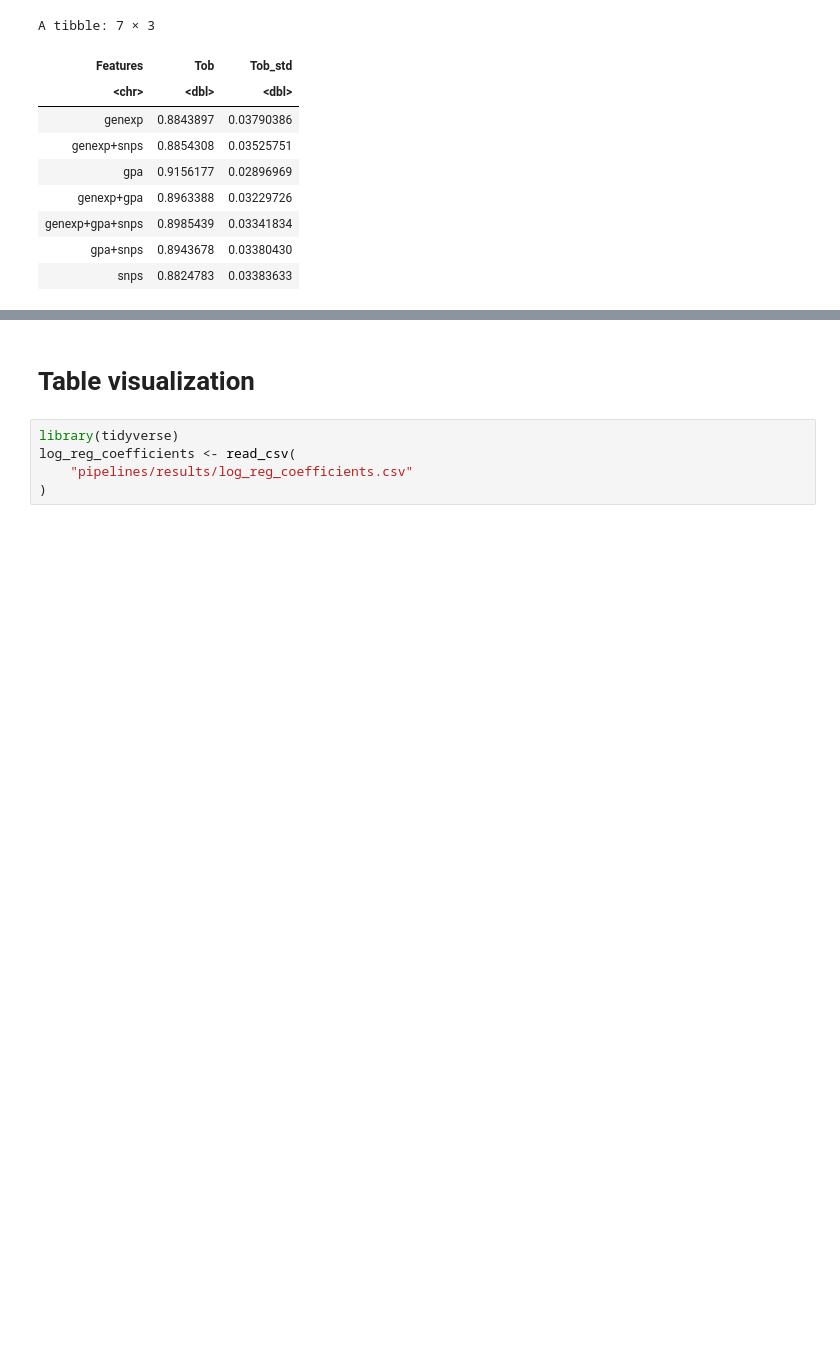
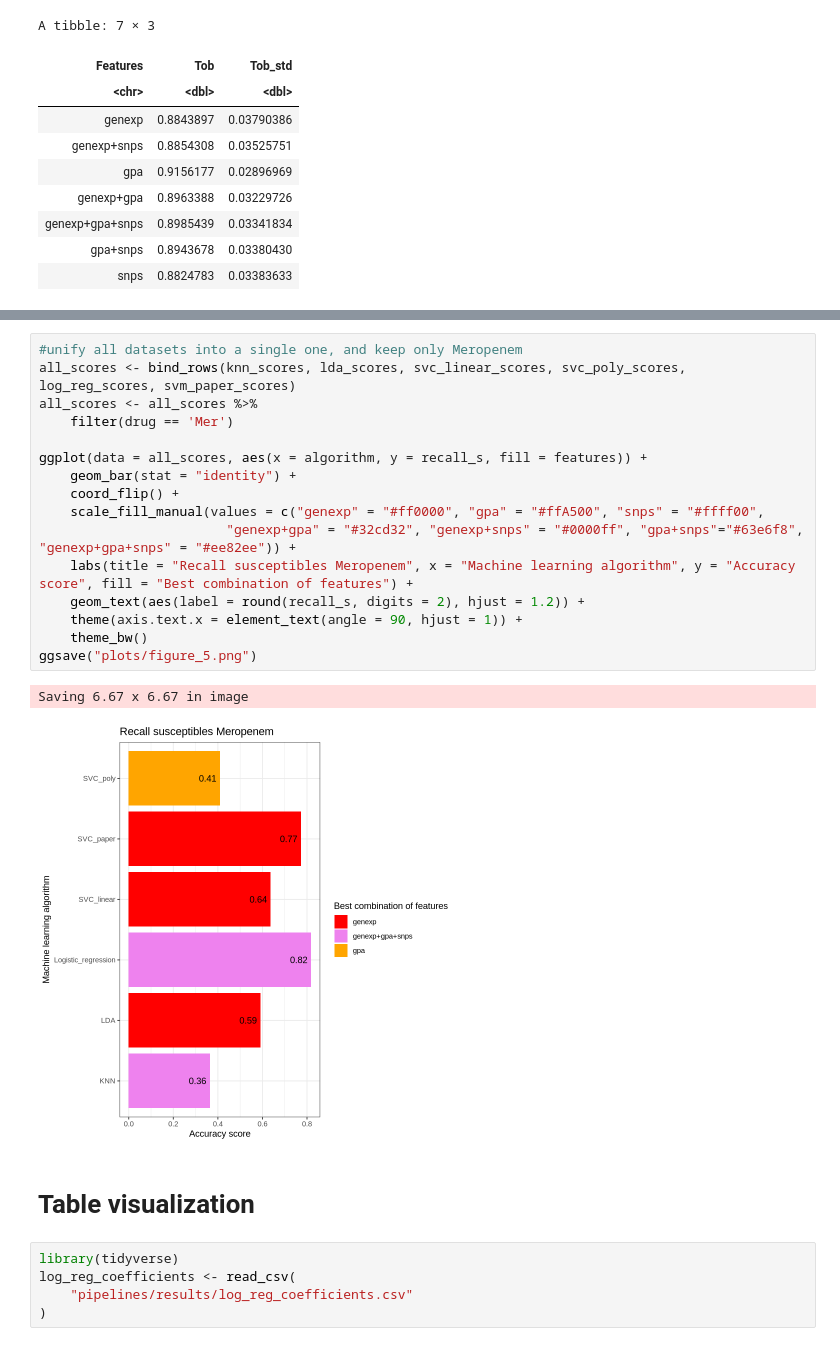
Before and after one commit to riccardo03-maker/Multiomic_integration_antimicrobial_resistance, a Jupyter notebook: r_trials.ipynb, the cells around one changed output, grey strips where cells are left out. Drawn from its saved outputs; the diff is of its cells as text; blank space fills up the shorter version.

Commit message:
Created figure 5

```diff
--- a/r_trials.ipynb
+++ b/r_trials.ipynb
@@ -387,3 +460,22 @@ A tibble: 7 × 3
+# %%
+#unify all datasets into a single one, and keep only Meropenem
+all_scores <- bind_rows(knn_scores, lda_scores, svc_linear_scores, svc_poly_scores, log_reg_scores, svm_paper_scores)
+all_scores <- all_scores %>%
+    filter(drug == 'Mer')
+
+ggplot(data = all_scores, aes(x = algorithm, y = recall_s, fill = features)) +
+    geom_bar(stat = "identity") +
+    coord_flip() +
+    scale_fill_manual(values = c("genexp" = "#ff0000", "gpa" = "#ffA500", "snps" = "#ffff00",
+                        "genexp+gpa" = "#32cd32", "genexp+snps" = "#0000ff", "gpa+snps"="#63e6f8", "genexp+gpa+snps" = "#ee82ee")) +
+    labs(title = "Recall susceptibles Meropenem", x = "Machine learning algorithm", y = "Accuracy score", fill = "Best combination of features") +
+    geom_text(aes(label = round(recall_s, digits = 2), hjust = 1.2)) +
+    theme(axis.text.x = element_text(angle = 90, hjust = 1)) +
+    theme_bw()
+ggsave("plots/figure_5.png")
+# %% [output]
+Saving 6.67 x 6.67 in image
+[figure, added]
 # %% [markdown]
 # Table visualization
 # %%
```
Also changed, not shown: parts of 3 cells of this notebook, 1 other file.
